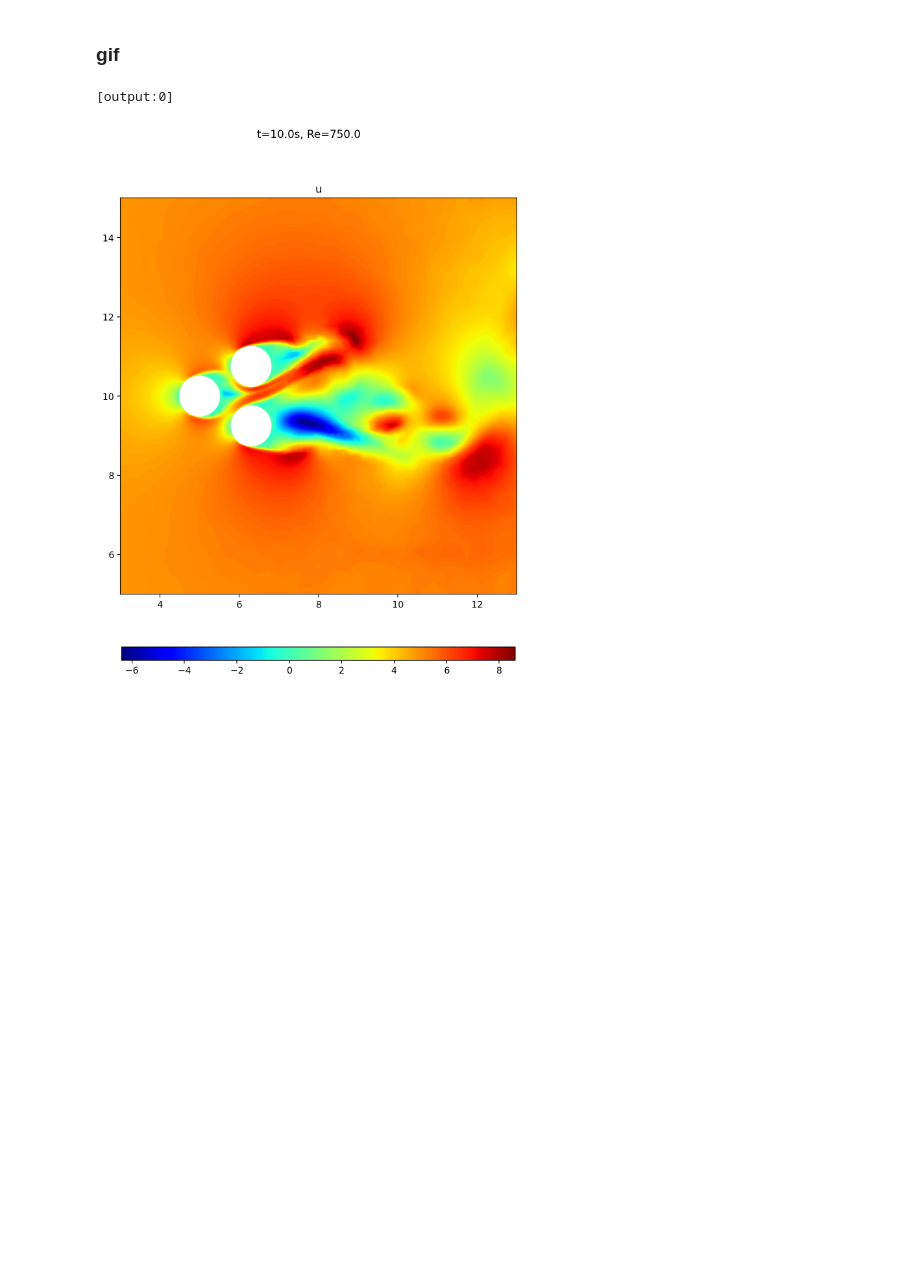
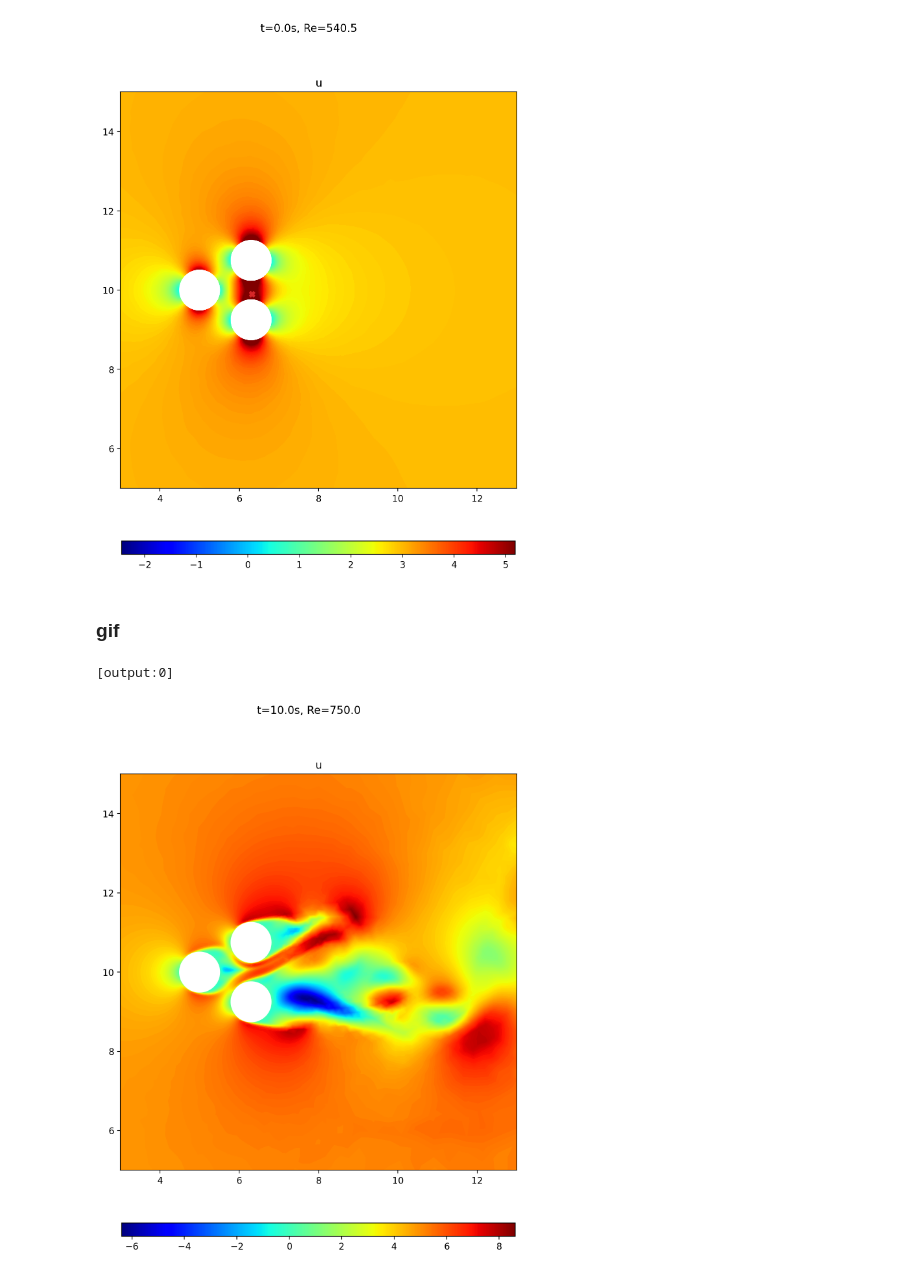
Before and after one commit to adrianoracano/mySHRED, a Jupyter notebook: plot_trajectory_pinball.ipynb, the cells around one changed output. Cells and saved outputs as stored; diff of their text form; code cells hidden in the pictures; blank space fills up the shorter version.

Commit message:
training pinball pronto

```diff
--- a/plot_trajectory_pinball.ipynb
+++ b/plot_trajectory_pinball.ipynb
@@ -179,4 +0,0 @@ from scipy.interpolate import RBFInterpolator
-# %%
-
-plt.style.use("default")
-%config InlineBackend.figure_format = 'retina'
@@ -1167,0 +62,13 @@ KeyboardInterrupt:
+# %%
+arrays = np.load("snapshots_pinball/arrays.npz")
+
+x = arrays["x"]
+y = arrays["y"]
+coords = arrays["coords"]
+pinball_coords = arrays["pinball_coords"]
+cyl1_coords = order_polygon(pinball_coords[np.where((pinball_coords[:, 0] - centers[0][0])**2 + (pinball_coords[:, 1] - centers[0][1])**2 <= (R + 1e-3)**2)])
+cyl2_coords = order_polygon(pinball_coords[np.where((pinball_coords[:, 0] - centers[1][0])**2 + (pinball_coords[:, 1] - centers[1][1])**2 <= (R + 1e-3)**2)])
+cyl3_coords = order_polygon(pinball_coords[np.where((pinball_coords[:, 0] - centers[2][0])**2 + (pinball_coords[:, 1] - centers[2][1])**2 <= (R + 1e-3)**2)])
+cyl_coords = [cyl1_coords, cyl2_coords, cyl3_coords]
+
+triang = tri.Triangulation(x, y)
@@ -1168,3 +104,67 @@ KeyboardInterrupt:
+# %%
+from IPython.display import display
+from matplotlib.axes import Axes
+
+fields_and_tiles = [
+            (u_np, "u"),
+            # (v_np, "v"),
+            # (p_np, "p")
+            ]
+sm_list = [sm_u, sm_v, sm_p]
+norm_list = [norm_u, norm_v, norm_p]
+
+fig, axs = plt.subplots(1, len(fields_and_tiles))
+# add_zoom(2.4)
+
+# add_zoom(2.4)
+
+if isinstance(axs, Axes):
+    axs = [axs]
+
+# plt.gcf().set_figheight(plt.gcf().get_figheight() * 0.3)
+zoom = (len(axs) * 0.5 + 1)*1.7
+plt.gcf().set_figheight(plt.gcf().get_figheight() * zoom * ((0.85)/len(axs) + 0.015 * len(axs)))
+plt.gcf().set_figwidth(plt.gcf().get_figwidth() * zoom * 0.6)
+
+for i, (field, title) in enumerate(fields_and_tiles):
+    cbar_i = fig.colorbar(sm_list[i], ax=axs[i], orientation='horizontal',
+                          # pad = 0.08 + len(axs) * 0.025,
+                          pad = 0.1,
+                          aspect = 30, norm=norm_list[i],
+                          shrink=0.8)
+    axs[i].set_title(title)
+
+# whichtimes = np.arange(0, ntimes, 10)
+whichtimes = [0]
+for whichtime in whichtimes:
+
+    for i, (field, _) in enumerate(fields_and_tiles):
+
+        cont = axs[i].tricontourf(triang, field[whichtime, :], cmap="jet", levels=200
+                                  , norm=norm_list[i]
+                                  )
+        axs[i].set_aspect("equal")
+
+    for ax in axs:
+        ax.fill(cyl1_coords[:, 0], cyl1_coords[:, 1], facecolor='white', edgecolor='white', linewidth=1.5)
+        ax.fill(cyl2_coords[:, 0], cyl2_coords[:, 1], facecolor='white', edgecolor='white', linewidth=1.5)
+        ax.fill(cyl3_coords[:, 0], cyl3_coords[:, 1], facecolor='white', edgecolor='white', linewidth=1.5)
+
+    x_p, y_p = 0.4 * L, 0.5 * H # te per 30 gradi
+    dist = 5
+    plt.gca().set_xlim([x_p - dist, x_p + dist])
+    plt.gca().set_ylim([y_p - dist, y_p + dist])
+
+    plt.scatter(x[5873], y[5873], marker="X")
+
+    # fig.subplots_adjust(top=2.95, bottom=0)
+    fig.suptitle(f"t={(whichtime*save_to_np_every_steps)/timesteps*T:.1f}s, Re={U_max * 2*R * rho_ / params[1][0]:.1f} ")
+
+    display(fig)
+    plt.close(fig)
+    clc(wait=True)
+# %% [output]
+[figure, added]
 # %% [markdown]
 ### gif
 # %%
```
Also changed, not shown: parts of 64 cells of this notebook, 4 other files.
